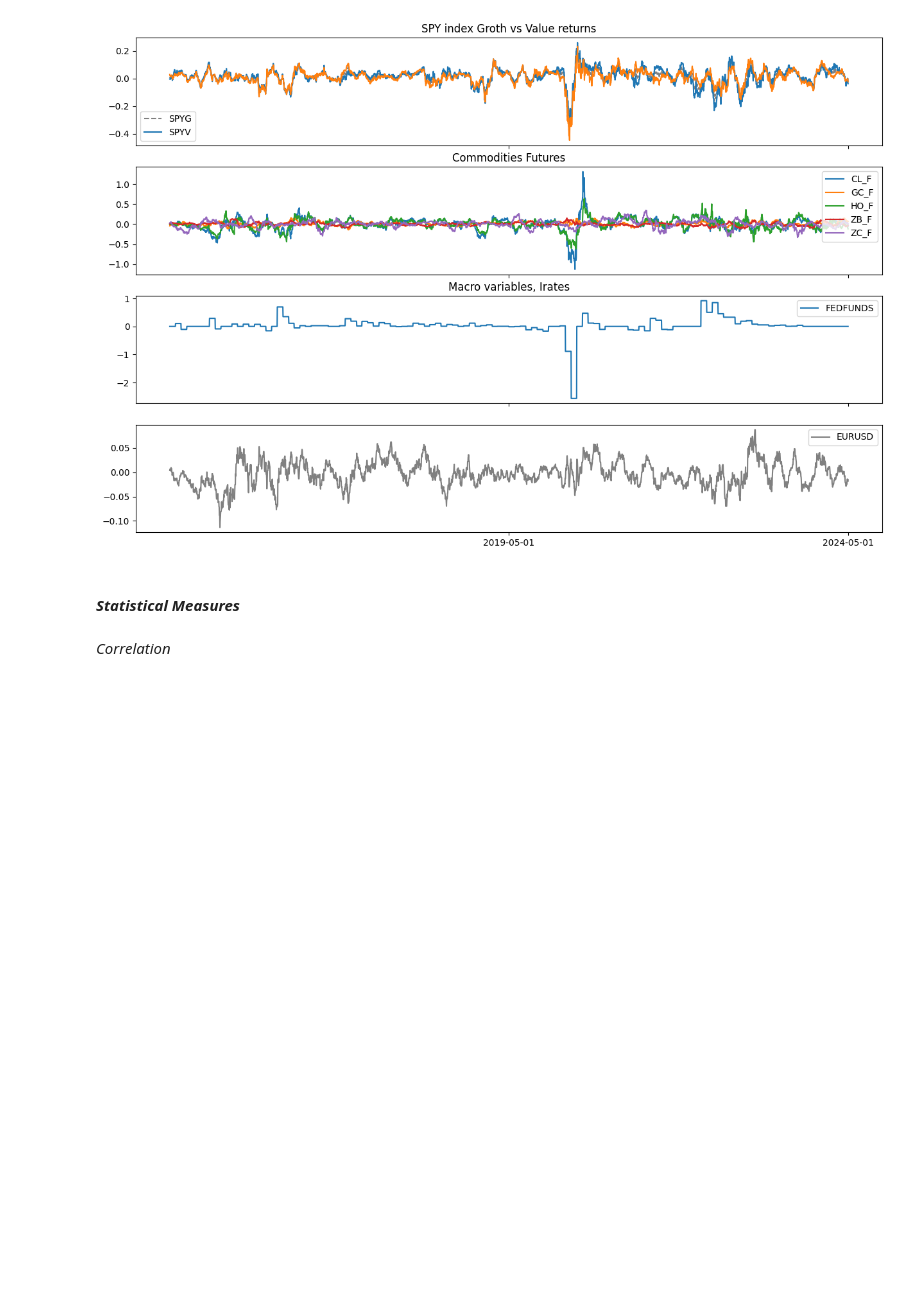
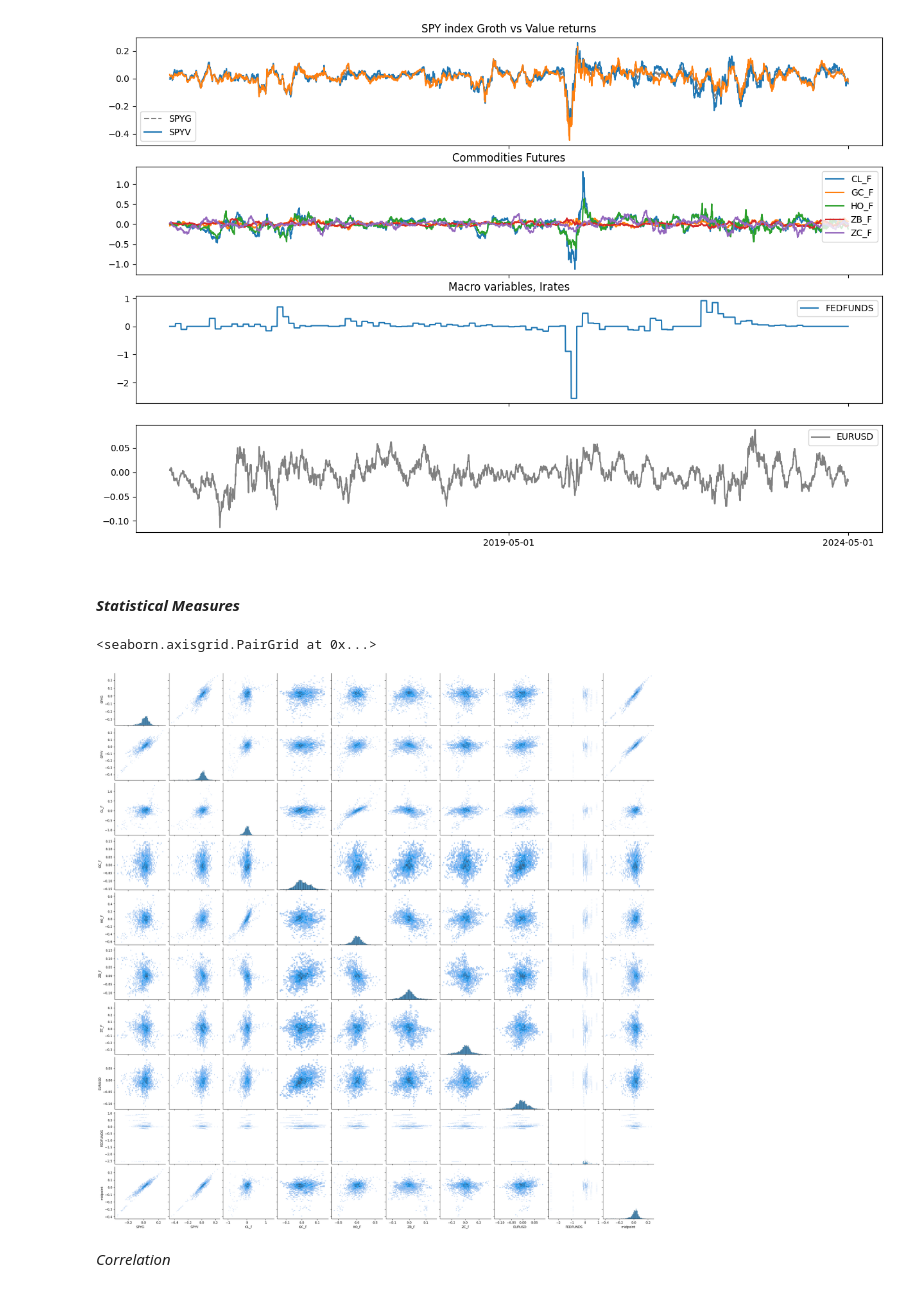
Before and after one commit to rvargas42/Value_Growth_Challenge_ETSFactory, a Jupyter notebook: Research/value_growth_moment_detection.ipynb, the cells around one changed output. Drawn from its saved outputs; the diff is of its cells as text; code cells hidden in the pictures; blank space fills up the shorter version.

```diff
--- a/Research/value_growth_moment_detection.ipynb
+++ b/Research/value_growth_moment_detection.ipynb
@@ -136,6 +136,11 @@ plt.savefig(os.path.join(root_dir,"charts", "all_features_history.png"))
 [figure]
 # %% [markdown]
 #### _Statistical Measures_
+# %%
+sns.pairplot(all_data, kind="hist")
+# %% [output]
+<seaborn.axisgrid.PairGrid at 0x...>
+[figure, added]
 # %% [markdown]
 _Correlation_
 # %%
```
Also changed, not shown: parts of 14 cells of this notebook, 9 other files.
